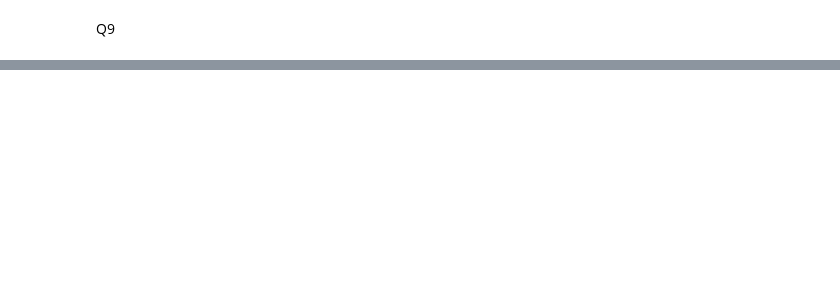
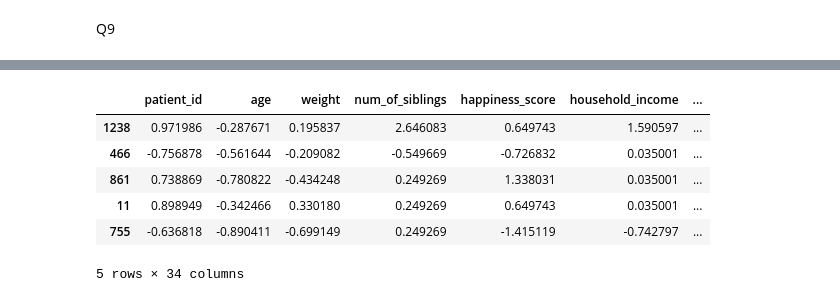
Before and after one commit to mayagel/mlhw2wet, a Jupyter notebook: Copy_of_Untitled1.ipynb, the cells around one changed output, grey strips where cells are left out. Cells and saved outputs as stored; diff of their text form; code cells hidden in the pictures; blank space fills up the shorter version.

```diff
--- a/Copy_of_Untitled1.ipynb
+++ b/Copy_of_Untitled1.ipynb
@@ -122,7 +114,7 @@ def prepare_data(training_data, new_data):
 # %%
 from sklearn.model_selection import train_test_split
 # Set the option to opt-in to the future behavior
-pd.set_option('future.no_silent_downcasting', True)
+#pd.set_option('future.no_silent_downcasting', True)
 
 dataset = pd.read_csv("virus_data.csv")
 full_train_set, full_test_set = train_test_split(dataset, random_state=89, test_size=0.2)
@@ -624,0 +617,10 @@ Test score: 0.712
+# %%
+X_train.head()
+# %% [output]
+|  | patient_id | age | weight | num_of_siblings | happiness_score | household_income | ... |
+| 1238 | 0.971986 | -0.287671 | 0.195837 | 2.646083 | 0.649743 | 1.590597 | ... |
+| 466 | -0.756878 | -0.561644 | -0.209082 | -0.549669 | -0.726832 | 0.035001 | ... |
+| 861 | 0.738869 | -0.780822 | -0.434248 | 0.249269 | 1.338031 | 0.035001 | ... |
+| 11 | 0.898949 | -0.342466 | 0.330180 | 0.249269 | 0.649743 | 0.035001 | ... |
+| 755 | -0.636818 | -0.890411 | -0.699149 | 0.249269 | -1.415119 | -0.742797 | ... |
+5 rows × 34 columns
```
Also changed, not shown: parts of 10 cells of this notebook.
